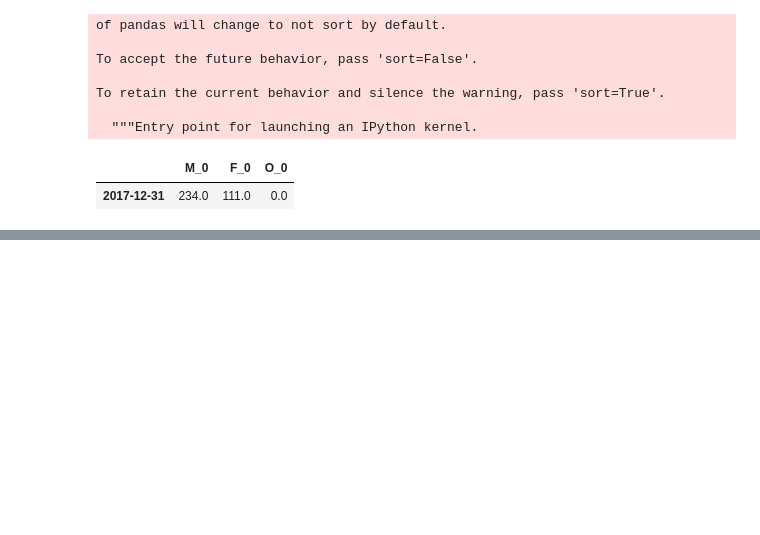
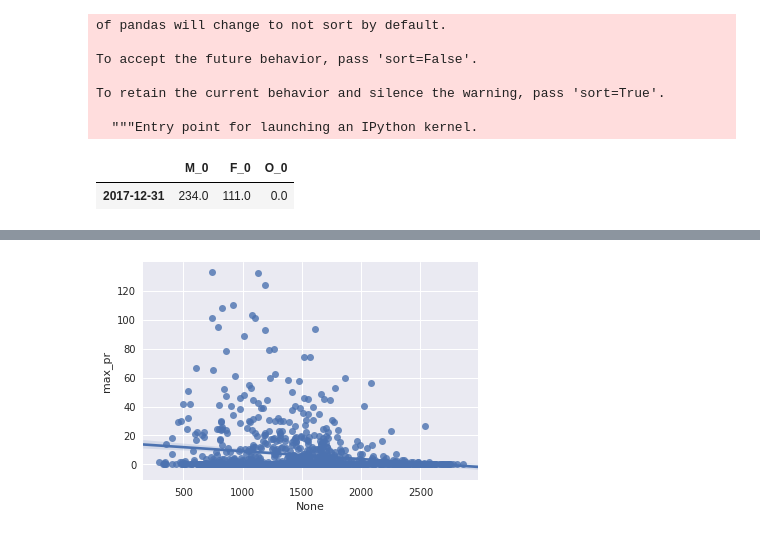
Before and after one commit to omadson/PhD, a Jupyter notebook: notebooks/clean_pr_dataset.ipynb, the cells around one changed output, grey strips where cells are left out. Cells and saved outputs as stored; diff of their text form; code cells hidden in the pictures; blank space fills up the shorter version.

```diff
--- a/notebooks/clean_pr_dataset.ipynb
+++ b/notebooks/clean_pr_dataset.ipynb
@@ -125,3 +147,5 @@ pd.read_json('https://api.calendario.com.br/?json=true&ano=%s&ibge=2304400&token
 | 26 | 2014-11-15 | A Proclamação da República foi um... | http://www.calendario.com.br/feri... | Proclamação da República | NaN | Feriado Nacional | 1 |
 | 27 | 2014-11-20 | Apesar de ser comemorado em todo ... | http://www.calendario.com.br/feri... | Consciência Negra | NaN | Dia Convencional | 9 |
 | 28 | 2014-12-25 | O Natal é comemorado anualmente e... | http://www.calendario.com.br/feri... | Natal | NaN | Feriado Nacional | 1 |
+# %%
+dataset = pd.read_csv('../data/bicicletar/graph_datasets/climate_rides.csv')
@@ -127,0 +154,5 @@ pd.read_json('https://api.calendario.com.br/?json=true&ano=%s&ibge=2304400&token
+# %%
+import seaborn as sns; sns.set(color_codes=True)
+ax = sns.regplot(x=(dataset['M_0']+dataset['F_0']), y=dataset['max_pr'])
+# %% [output]
+[figure, added]
```
Also changed, not shown: parts of 8 cells of this notebook, 1 other file.
